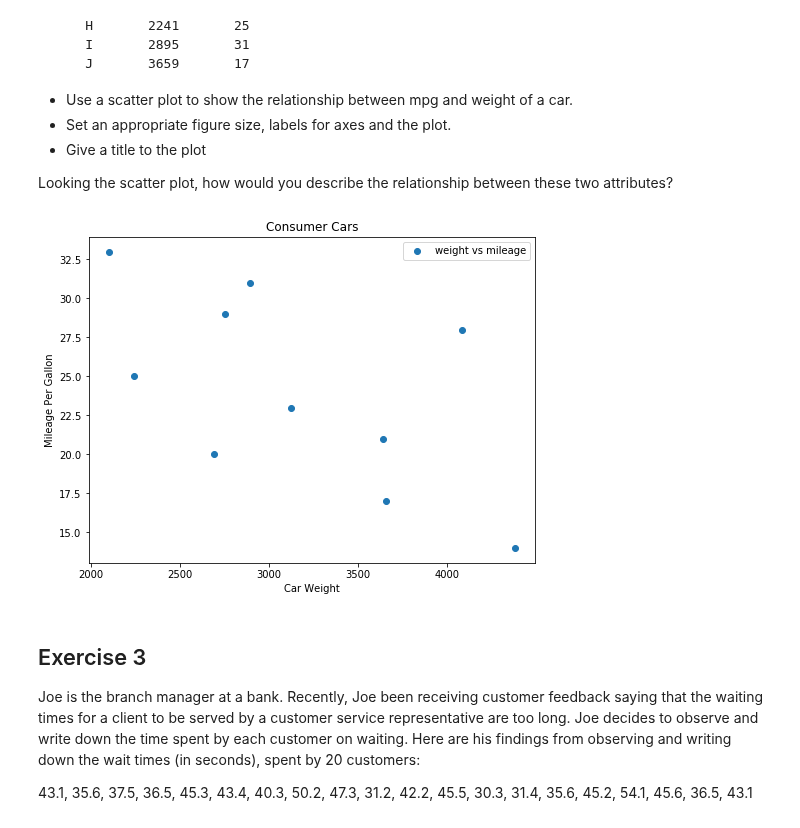
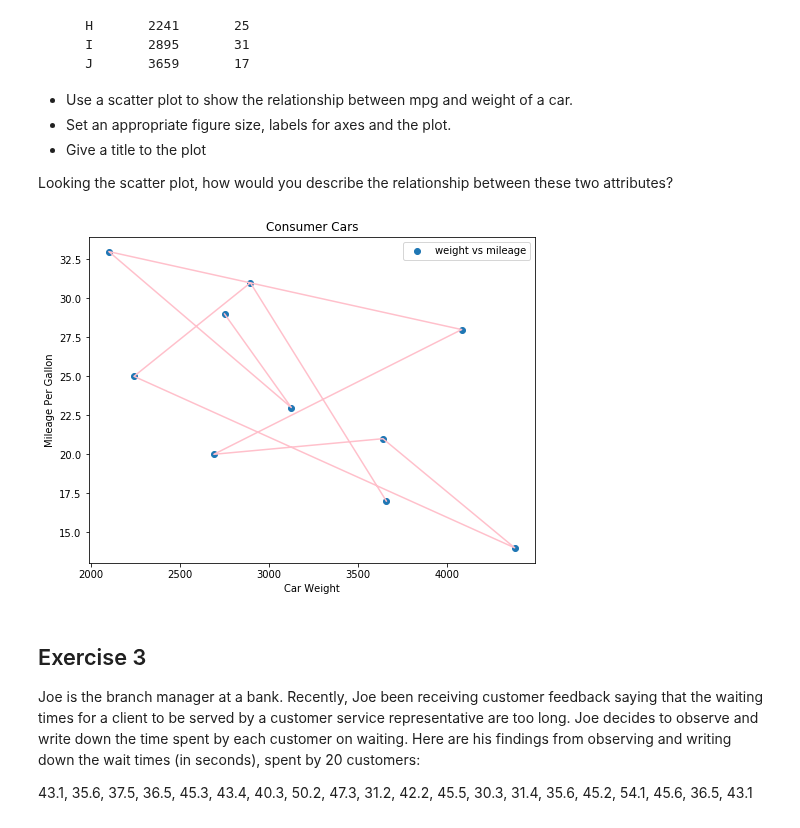
Before and after one commit to ulkuguneysu/dsc-data-viz-lab-nyc-ds-career-042219, a Jupyter notebook: index.ipynb, the cells around one changed output. Drawn from its saved outputs; the diff is of its cells as text; code cells hidden in the pictures.

```diff
--- a/index.ipynb
+++ b/index.ipynb
@@ -71,23 +71,23 @@ Looking the scatter plot, how would you describe the relationship between these
 # %%
 weight = [2750, 3125, 2100, 4082, 2690, 3640, 4380, 2241, 2895, 3659]
 mpg = [29, 23, 33, 28, 20, 21, 14, 25, 31, 17]
 
 # Set the figure size in inches
 plt.figure(figsize=(8,6))
 
 # Plot with scatter()
 plt.scatter(weight, mpg, label = 'weight vs mileage')
-plt.plot(weight,mpg, color = )
+plt.plot(weight,mpg, color = 'pink')
 
 # Set x and y axes labels and give titles
 plt.xlabel('Car Weight')
 plt.ylabel('Mileage Per Gallon')
 plt.title('Consumer Cars')
 
 plt.legend()
 plt.show()
 # %% [output]
-[figure, old version]
+[figure, new version]
 # %% [markdown]
 ## Exercise 3
 
```
